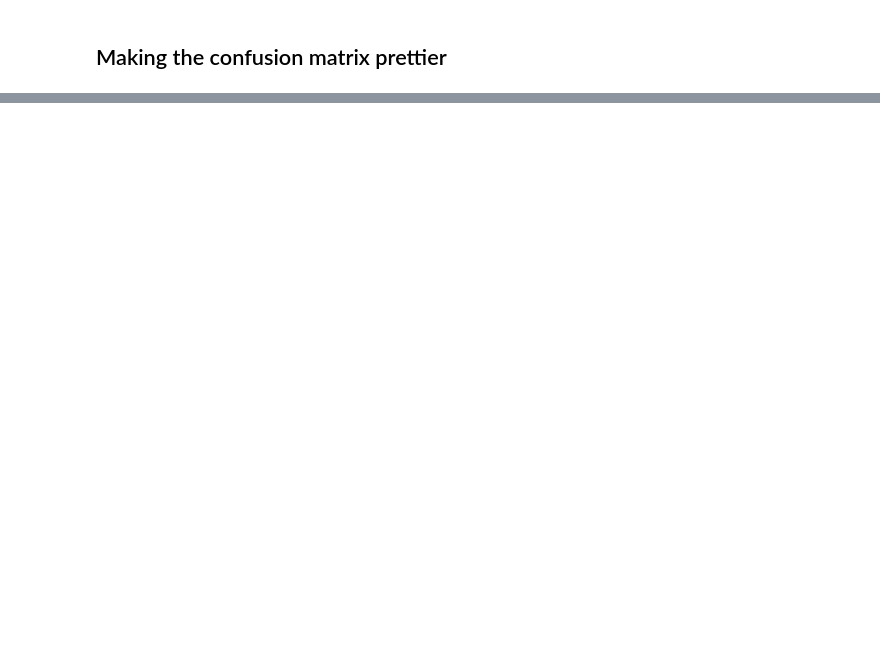
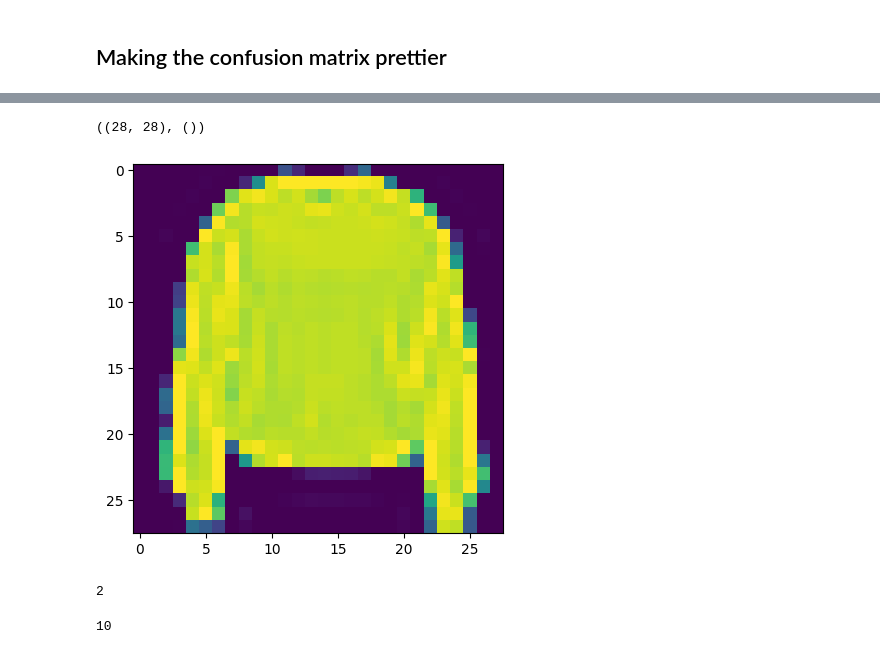
Before and after one commit to Luciano-C/Deep-Learning-Course-Daniel-Bourke, a Jupyter notebook: 02_classification.ipynb, the cells around one changed output, grey strips where cells are left out. Cells and saved outputs as stored; diff of their text form; code cells hidden in the pictures; blank space fills up the shorter version.

```diff
--- a/02_classification.ipynb
+++ b/02_classification.ipynb
@@ -900,0 +908,3 @@ for i, j in itertools.product(range(cm.shape[0]), range(cm.shape[1])):
+# %%
+# The data set is already split into train and test
+(train_data, train_labels), (test_data, test_labels) = fashion_mnist.load_data()
@@ -900,0 +942,16 @@ for i, j in itertools.product(range(cm.shape[0]), range(cm.shape[1])):
+# %%
+# Check shape of a single example
+train_data[0].shape, train_labels[0].shape
+# %% [output]
+((28, 28), ())
+# %%
+# Plot a single example
+import matplotlib.pyplot as plt
+plt.imshow(train_data[7]);
+# %% [output]
+[figure, added]
+# %%
+# Check our samples label (From docs we get that 2 corresponds to a Pullover)
+train_labels[7]
+# %% [output]
+2
@@ -900,0 +961,5 @@ for i, j in itertools.product(range(cm.shape[0]), range(cm.shape[1])):
+# %%
+# How many classes are there (this'll be our output shape)?
+len(class_names)
+# %% [output]
+10
```
Also changed, not shown: parts of 43 cells of this notebook.
